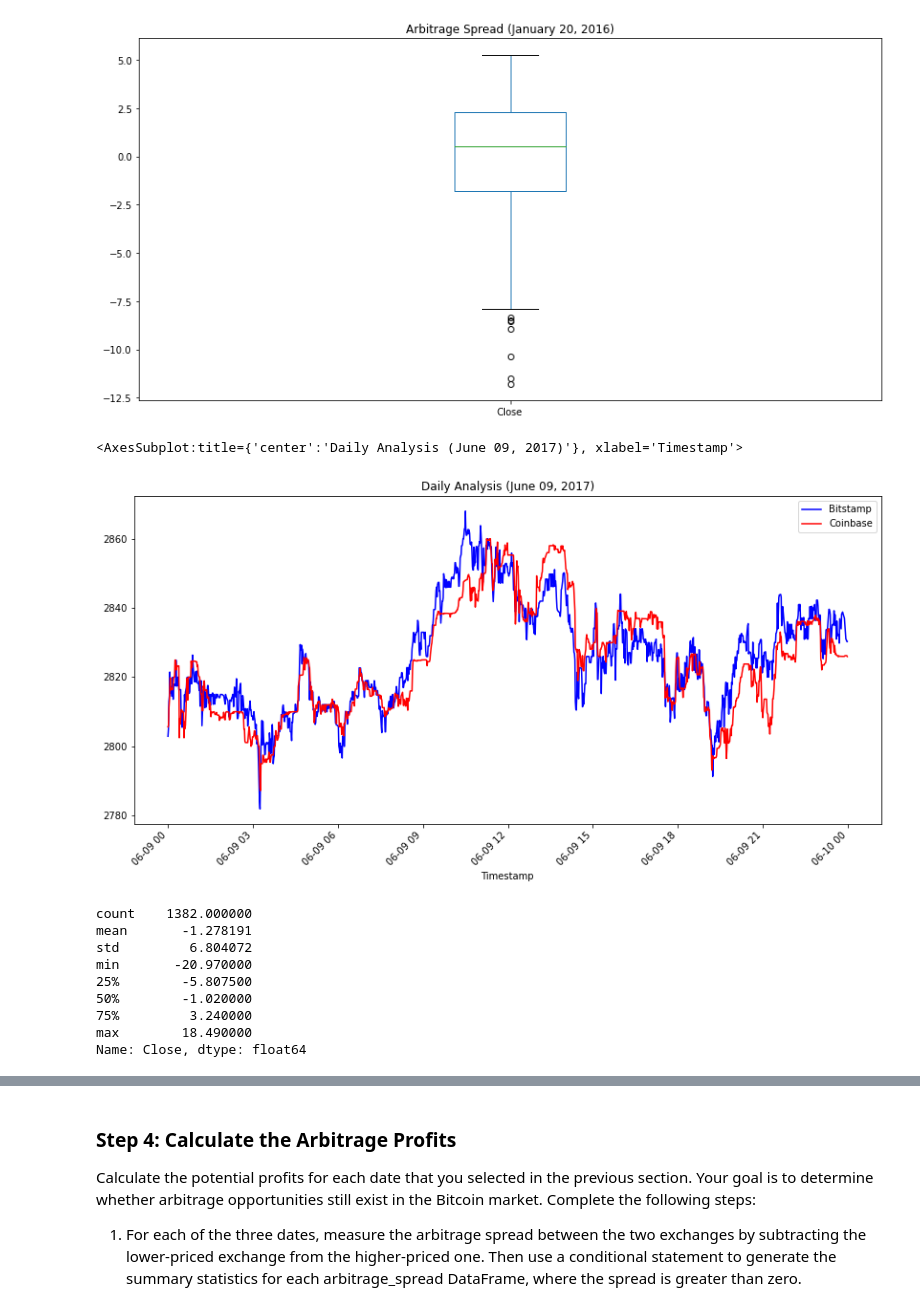
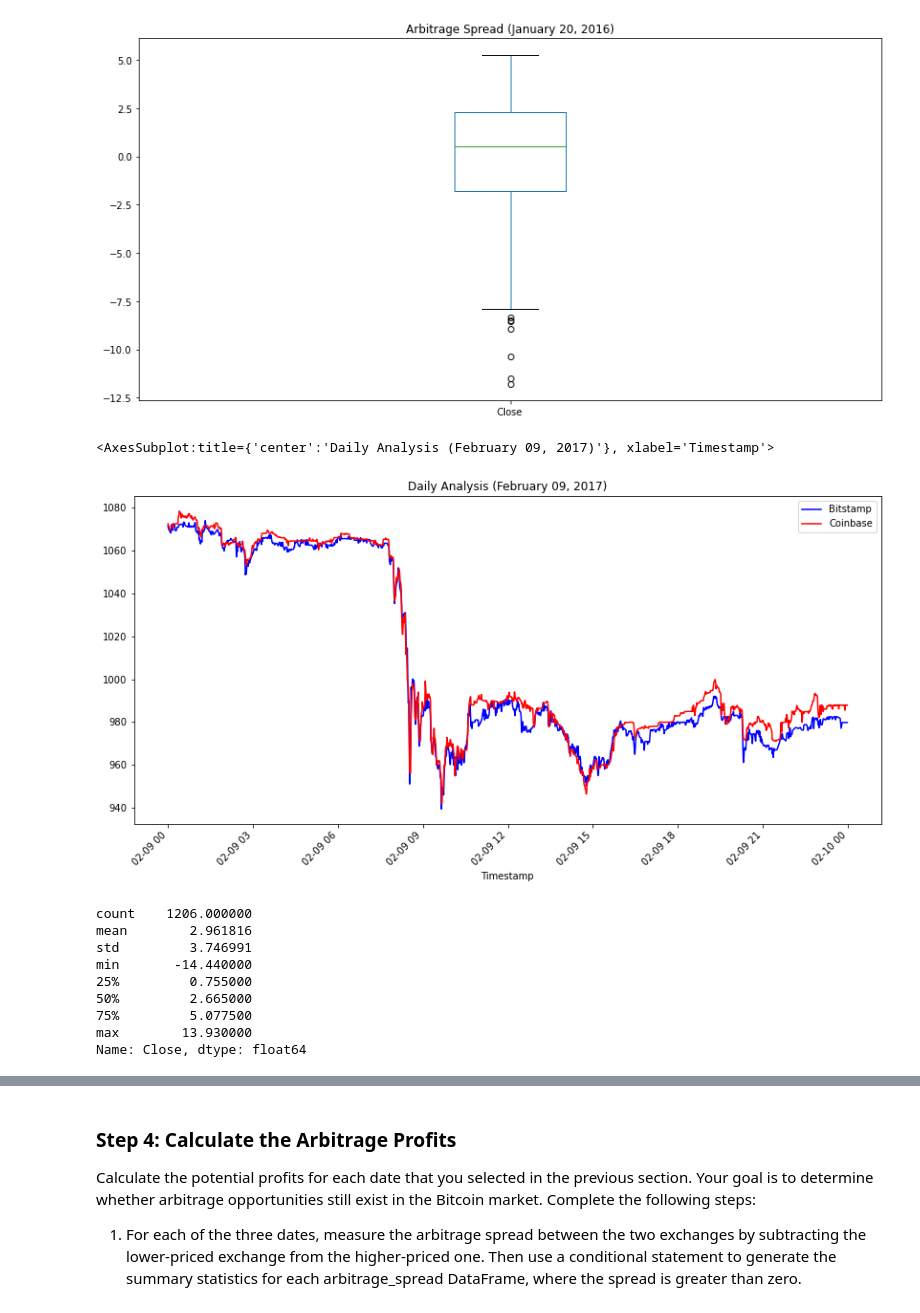
Before and after one commit to coronado212/bitcoin_arbitrage_analysis_3, a Jupyter notebook: crypto_arbitrage.ipynb, the cells around one changed output, grey strips where cells are left out. Cells and saved outputs as stored; diff of their text form; code cells hidden in the pictures.

```diff
--- a/crypto_arbitrage.ipynb
+++ b/crypto_arbitrage.ipynb
@@ -402,29 +402,29 @@ arbitrage_spread_early.plot(kind='box', title="Arbitrage Spread (January 20, 201
 # %%
 # Create an overlay plot that visualizes the two dataframes over a period of one day from the middle of the dataset.
 # Be sure that the plots include the parameters `legend`, `figsize`, `title`, `color` and `label`
-bitstamp_sliced.loc['2017-06-09'].plot(legend=True, figsize=(14, 7), rot=45, title="Daily Analysis (June 09, 2017)", color="blue", label="Bitstamp")
-coinbase_sliced.loc['2017-06-09'].plot(legend=True, figsize=(14, 7), rot=45, color="red", label="Coinbase")
+bitstamp_sliced.loc['2017-02-09'].plot(legend=True, figsize=(14, 7), rot=45, title="Daily Analysis (February 09, 2017)", color="blue", label="Bitstamp")
+coinbase_sliced.loc['2017-02-09'].plot(legend=True, figsize=(14, 7), rot=45, color="red", label="Coinbase")
 # %% [output]
-<AxesSubplot:title={'center':'Daily Analysis (June 09, 2017)'}, xlabel='Timestamp'>
+<AxesSubplot:title={'center':'Daily Analysis (February 09, 2017)'}, xlabel='Timestamp'>
-[figure, old version]
+[figure, new version]
 # %%
 # Using the date form the middle that you have selected, calculate the arbitrage spread
 # by subtracting the bitstamp lower closing prices from the coinbase higher closing prices
-bitstamp_closing_middle = bitstamp_sliced.loc['2017-06-09']
-coinbase_closing_middle = coinbase_sliced.loc['2017-06-09']
+bitstamp_closing_middle = bitstamp_sliced.loc['2017-02-09']
+coinbase_closing_middle = coinbase_sliced.loc['2017-02-09']
 arbitrage_spread_middle = coinbase_closing_middle - bitstamp_closing_middle
 
 # Generate summary statistics for the early DataFrame
 arbitrage_spread_middle.describe()
 # %% [output]
-count    1382.000000
-mean       -1.278191
-std         6.804072
-min       -20.970000
-25%        -5.807500
-50%        -1.020000
-75%         3.240000
-max        18.490000
+count    1206.000000
+mean        2.961816
+std         3.746991
+min       -14.440000
+25%         0.755000
+50%         2.665000
+75%         5.077500
+max        13.930000
 Name: Close, dtype: float64
 # %%
 # Visualize the arbitrage spread from the middle of the dataset in a box plot
```
Also changed, not shown: parts of 25 cells of this notebook.
